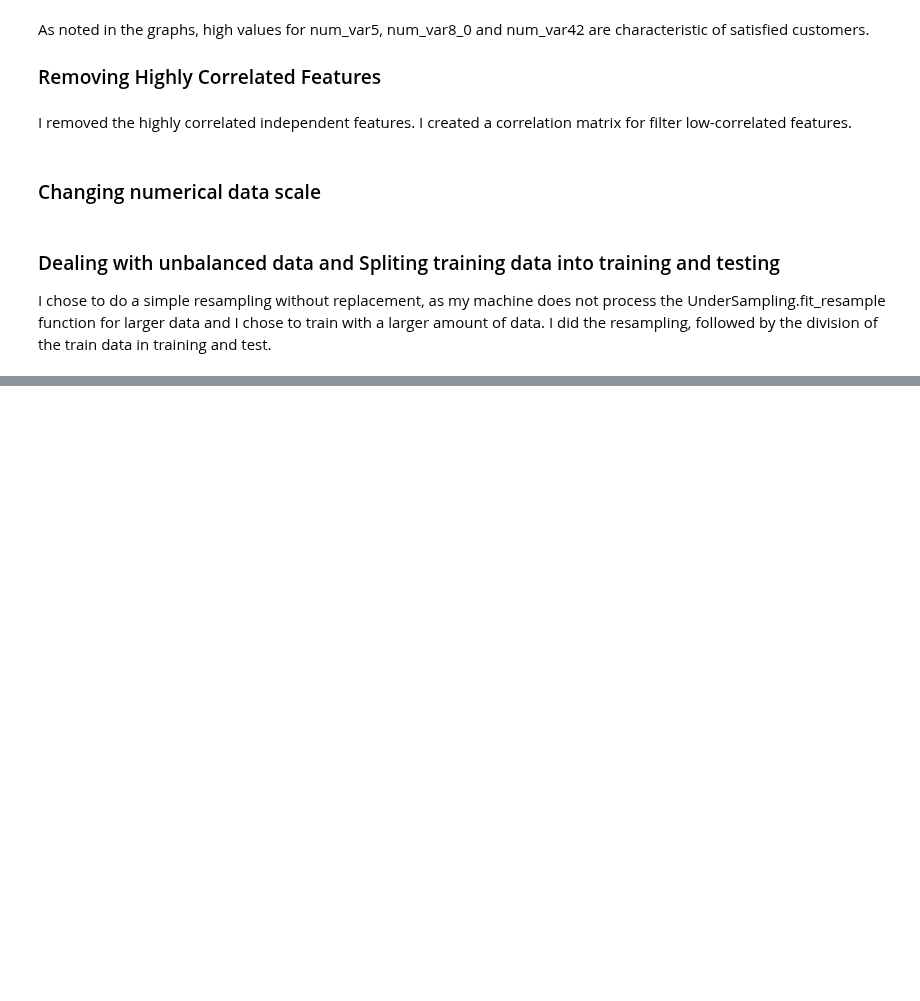
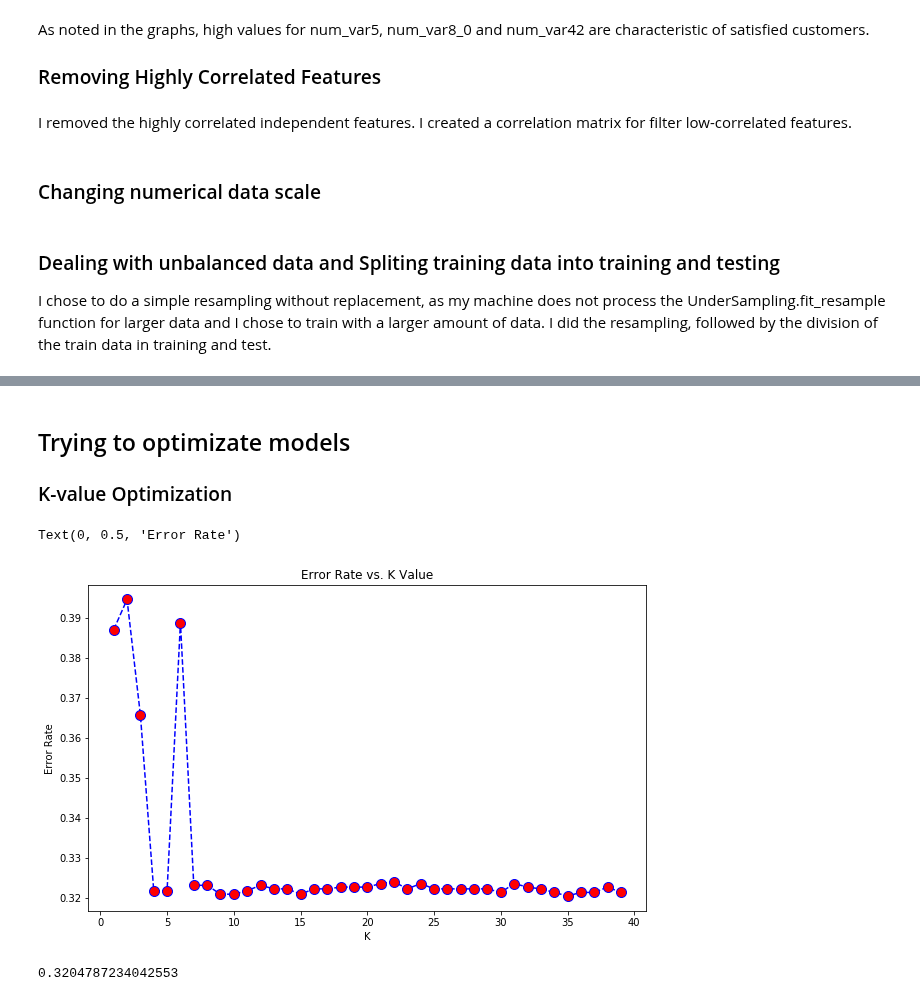
Before and after one commit to naiaraap/Predicting-Customer-Satisfaction-Level-from-Santander, a Jupyter notebook: CustomerSatisfactionLevelPrediction.ipynb, the cells around one changed output, grey strips where cells are left out. Drawn from its saved outputs; the diff is of its cells as text; code cells hidden in the pictures; blank space fills up the shorter version.

Commit message:
models

```diff
--- a/CustomerSatisfactionLevelPrediction.ipynb
+++ b/CustomerSatisfactionLevelPrediction.ipynb
@@ -570,7 +576,7 @@ df = pd.concat([df1, df2]).reset_index(drop=True)
 features = df.drop('TARGET', axis=1)
 targets = df.TARGET
 
-X_mn, X_test_mn, y_mn, y_test_mn = train_test_split(features, targets, test_size = 0.3, random_state = 42)
+Xmn, Xmn_test, ymn, ymn_test = train_test_split(features, targets, test_size = 0.2, random_state = 42)
 # %%
 # Undersamplig data (in StandardScale scale)
 random.seed(10000)
@@ -590,0 +598,13 @@ To predict customer satisfaction, I chose to test four algorithms and choose the
+# %%
+# KNN algorithm
+knn = KNeighborsClassifier(n_neighbors=39)
+
+# training model
+knn.fit(Xmn, ymn)
+
+# prediction
+pred = knn.predict(Xmn_test)
+
+# Evaluating prediction
+print (confusion_matrix(ymn_test,pred))
+print (classification_report(ymn_test,pred))
@@ -590,0 +711,26 @@ To predict customer satisfaction, I chose to test four algorithms and choose the
+# %% [markdown]
+## Trying to optimizate models
+### K-value Optimization
+# %%
+error_rate = []
+
+for i in range(1,40):
+
+    knn = KNeighborsClassifier(n_neighbors=i)
+    knn.fit(Xmn, ymn)
+    pred_i = knn.predict(Xmn_test)
+    error_rate.append(np.mean(pred_i != ymn_test))
+
+plt.figure(figsize=(10,6))
+plt.plot(range(1,40),error_rate,color='blue', linestyle='dashed', marker='o',
+         markerfacecolor='red', markersize=10)
+plt.title('Error Rate vs. K Value')
+plt.xlabel('K')
+plt.ylabel('Error Rate')
+# %% [output]
+Text(0, 0.5, 'Error Rate')
+[figure, added]
+# %%
+print(min(error_rate))
+# %% [output]
+0.3204787234042553
```
Also changed, not shown: parts of 16 cells of this notebook.
